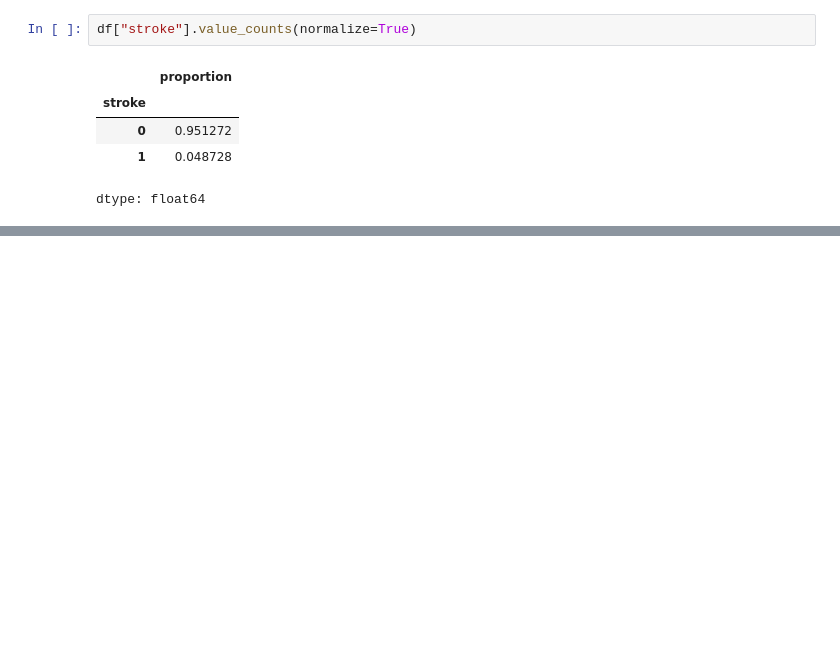
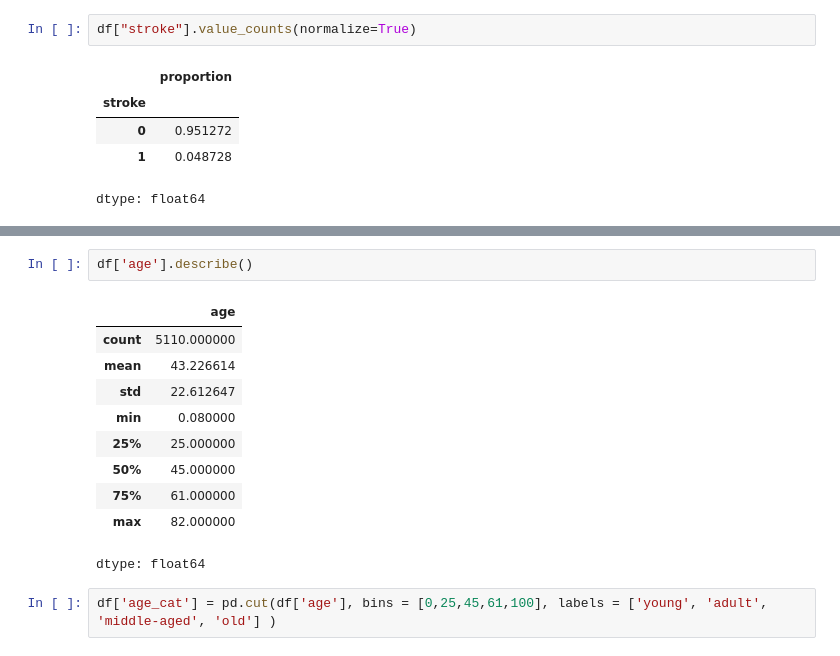
Before and after one commit to tylerscott3/CS290, a Jupyter notebook: Stroke_Prediction.ipynb, the cells around one changed output, grey strips where cells are left out. Drawn from its saved outputs; the diff is of its cells as text; blank space fills up the shorter version.

```diff
--- a/Stroke_Prediction.ipynb
+++ b/Stroke_Prediction.ipynb
@@ -91,0 +101,15 @@ dtype: float64
+# %%
+df['age'].describe()
+# %% [output]
+|  | age |
+| count | 5110.000000 |
+| mean | 43.226614 |
+| std | 22.612647 |
+| min | 0.080000 |
+| 25% | 25.000000 |
+| 50% | 45.000000 |
+| 75% | 61.000000 |
+| max | 82.000000 |
+dtype: float64
+# %%
+df['age_cat'] = pd.cut(df['age'], bins = [0,25,45,61,100], labels = ['young', 'adult', 'middle-aged', 'old'] )
```
Also changed, not shown: parts of 6 cells of this notebook.
